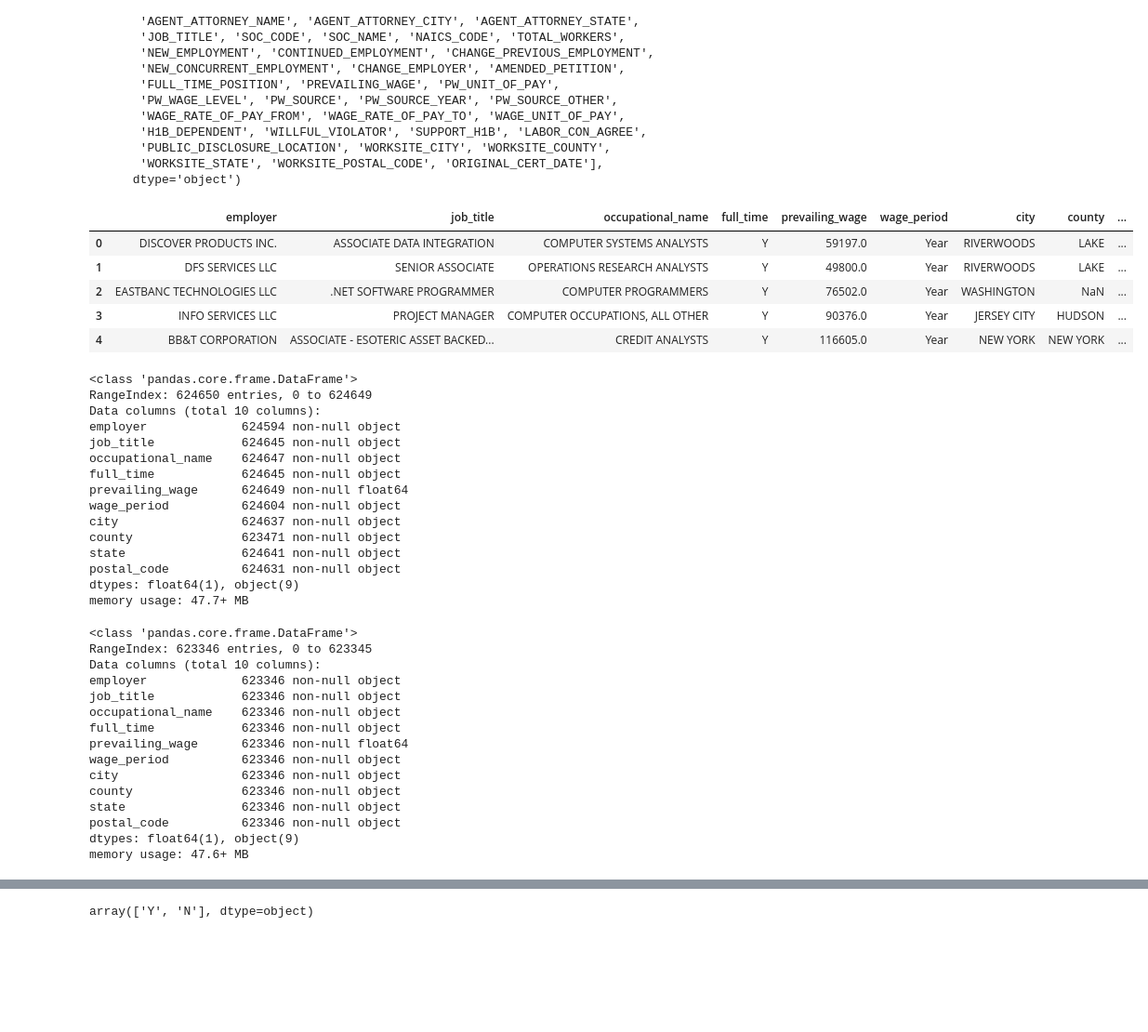
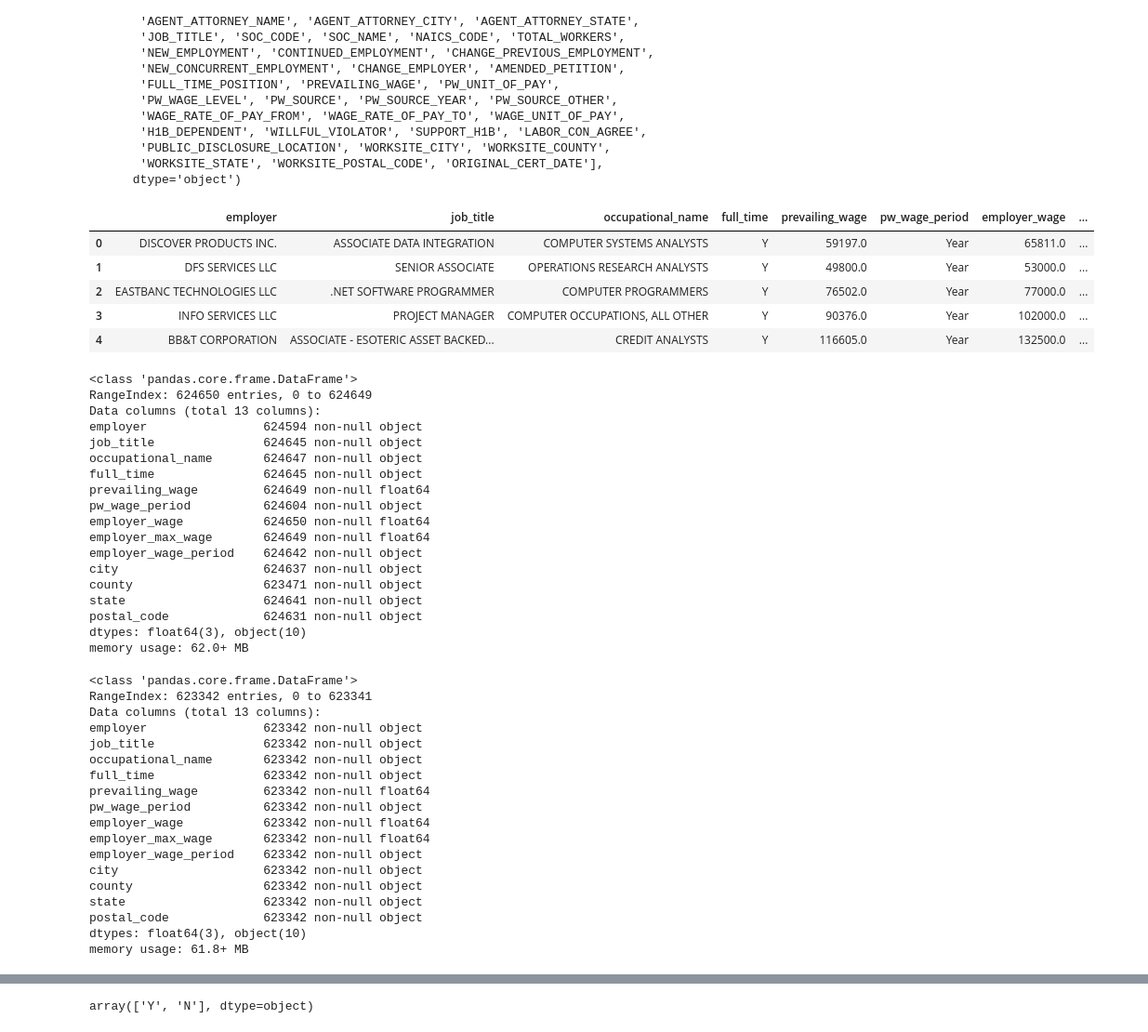
Before and after one commit to pdagger/Springboard_Data_Science, a Jupyter notebook: Capstone_Project_1/data_wrangling.ipynb, the cells around one changed output, grey strips where cells are left out. Shown at 93% size. Saved outputs shown, nothing was run; the diff lists cells and outputs as text; code cells hidden in the pictures; blank space fills up the shorter version.

```diff
--- a/Capstone_Project_1/data_wrangling.ipynb
+++ b/Capstone_Project_1/data_wrangling.ipynb
@@ -45,39 +45,44 @@ Index(['CASE_NUMBER', 'CASE_STATUS', 'CASE_SUBMITTED', 'DECISION_DATE',
 # %%
 #Recover only necesary columns
 df1_reduced = df1[['EMPLOYER_NAME', 'JOB_TITLE', 'SOC_NAME', 'FULL_TIME_POSITION', \
-                   'PREVAILING_WAGE', 'PW_UNIT_OF_PAY', 'WORKSITE_CITY', \
+                   'PREVAILING_WAGE', 'PW_UNIT_OF_PAY', 'WAGE_RATE_OF_PAY_FROM', \
+                   'WAGE_RATE_OF_PAY_TO', 'WAGE_UNIT_OF_PAY', 'WORKSITE_CITY', \
                    'WORKSITE_COUNTY', 'WORKSITE_STATE', 'WORKSITE_POSTAL_CODE']]
 # %%
 #Rename columns to meaningful and easier names
 df1_reduced.columns = ['employer', 'job_title', 'occupational_name', 'full_time', \
-                       'prevailing_wage', 'wage_period', 'city', 'county', 'state', \
-                       'postal_code']
+                       'prevailing_wage', 'pw_wage_period', 'employer_wage', \
+                       'employer_max_wage', 'employer_wage_period', 'city', \
+                       'county', 'state', 'postal_code']
 df1_reduced.head()
 # %% [output]
-|  | employer | job_title | occupational_name | full_time | prevailing_wage | wage_period | city | county | ... |
-| 0 | DISCOVER PRODUCTS INC. | ASSOCIATE DATA INTEGRATION | COMPUTER SYSTEMS ANALYSTS | Y | 59197.0 | Year | RIVERWOODS | LAKE | ... |
-| 1 | DFS SERVICES LLC | SENIOR ASSOCIATE | OPERATIONS RESEARCH ANALYSTS | Y | 49800.0 | Year | RIVERWOODS | LAKE | ... |
-| 2 | EASTBANC TECHNOLOGIES LLC | .NET SOFTWARE PROGRAMMER | COMPUTER PROGRAMMERS | Y | 76502.0 | Year | WASHINGTON | NaN | ... |
-| 3 | INFO SERVICES LLC | PROJECT MANAGER | COMPUTER OCCUPATIONS, ALL OTHER | Y | 90376.0 | Year | JERSEY CITY | HUDSON | ... |
-| 4 | BB&T CORPORATION | ASSOCIATE - ESOTERIC ASSET BACKED... | CREDIT ANALYSTS | Y | 116605.0 | Year | NEW YORK | NEW YORK | ... |
+|  | employer | job_title | occupational_name | full_time | prevailing_wage | pw_wage_period | employer_wage | ... |
+| 0 | DISCOVER PRODUCTS INC. | ASSOCIATE DATA INTEGRATION | COMPUTER SYSTEMS ANALYSTS | Y | 59197.0 | Year | 65811.0 | ... |
+| 1 | DFS SERVICES LLC | SENIOR ASSOCIATE | OPERATIONS RESEARCH ANALYSTS | Y | 49800.0 | Year | 53000.0 | ... |
+| 2 | EASTBANC TECHNOLOGIES LLC | .NET SOFTWARE PROGRAMMER | COMPUTER PROGRAMMERS | Y | 76502.0 | Year | 77000.0 | ... |
+| 3 | INFO SERVICES LLC | PROJECT MANAGER | COMPUTER OCCUPATIONS, ALL OTHER | Y | 90376.0 | Year | 102000.0 | ... |
+| 4 | BB&T CORPORATION | ASSOCIATE - ESOTERIC ASSET BACKED... | CREDIT ANALYSTS | Y | 116605.0 | Year | 132500.0 | ... |
 # %%
 df1_reduced.info()
 # %% [output]
 <class 'pandas.core.frame.DataFrame'>
 RangeIndex: 624650 entries, 0 to 624649
-Data columns (total 10 columns):
-employer             624594 non-null object
-job_title            624645 non-null object
-occupational_name    624647 non-null object
-full_time            624645 non-null object
-prevailing_wage      624649 non-null float64
-wage_period          624604 non-null object
-city                 624637 non-null object
-county               623471 non-null object
-state                624641 non-null object
-postal_code          624631 non-null object
-dtypes: float64(1), object(9)
-memory usage: 47.7+ MB
+Data columns (total 13 columns):
+employer                624594 non-null object
+job_title               624645 non-null object
+occupational_name       624647 non-null object
+full_time               624645 non-null object
+prevailing_wage         624649 non-null float64
+pw_wage_period          624604 non-null object
+employer_wage           624650 non-null float64
+employer_max_wage       624649 non-null float64
+employer_wage_period    624642 non-null object
+city                    624637 non-null object
+county                  623471 non-null object
+state                   624641 non-null object
+postal_code             624631 non-null object
+dtypes: float64(3), object(10)
+memory usage: 62.0+ MB
 # %%
 #Drop rows with null values and reset index
 df_drop = df1_reduced.dropna(axis=0, how='any').reset_index(drop=True)
@@ -85,20 +90,23 @@ df_drop = df1_reduced.dropna(axis=0, how='any').reset_index(drop=True)
 df_drop.info()
 # %% [output]
 <class 'pandas.core.frame.DataFrame'>
-RangeIndex: 623346 entries, 0 to 623345
-Data columns (total 10 columns):
-employer             623346 non-null object
-job_title            623346 non-null object
-occupational_name    623346 non-null object
-full_time            623346 non-null object
-prevailing_wage      623346 non-null float64
-wage_period          623346 non-null object
-city                 623346 non-null object
-county               623346 non-null object
-state                623346 non-null object
-postal_code          623346 non-null object
-dtypes: float64(1), object(9)
-memory usage: 47.6+ MB
+RangeIndex: 623342 entries, 0 to 623341
+Data columns (total 13 columns):
+employer                623342 non-null object
+job_title               623342 non-null object
+occupational_name       623342 non-null object
+full_time               623342 non-null object
+prevailing_wage         623342 non-null float64
+pw_wage_period          623342 non-null object
+employer_wage           623342 non-null float64
+employer_max_wage       623342 non-null float64
+employer_wage_period    623342 non-null object
+city                    623342 non-null object
+county                  623342 non-null object
+state                   623342 non-null object
+postal_code             623342 non-null object
+dtypes: float64(3), object(10)
+memory usage: 61.8+ MB
 # %%
 df_drop.head()
 # %% [output]
```
Also changed, not shown: parts of 34 cells of this notebook.
